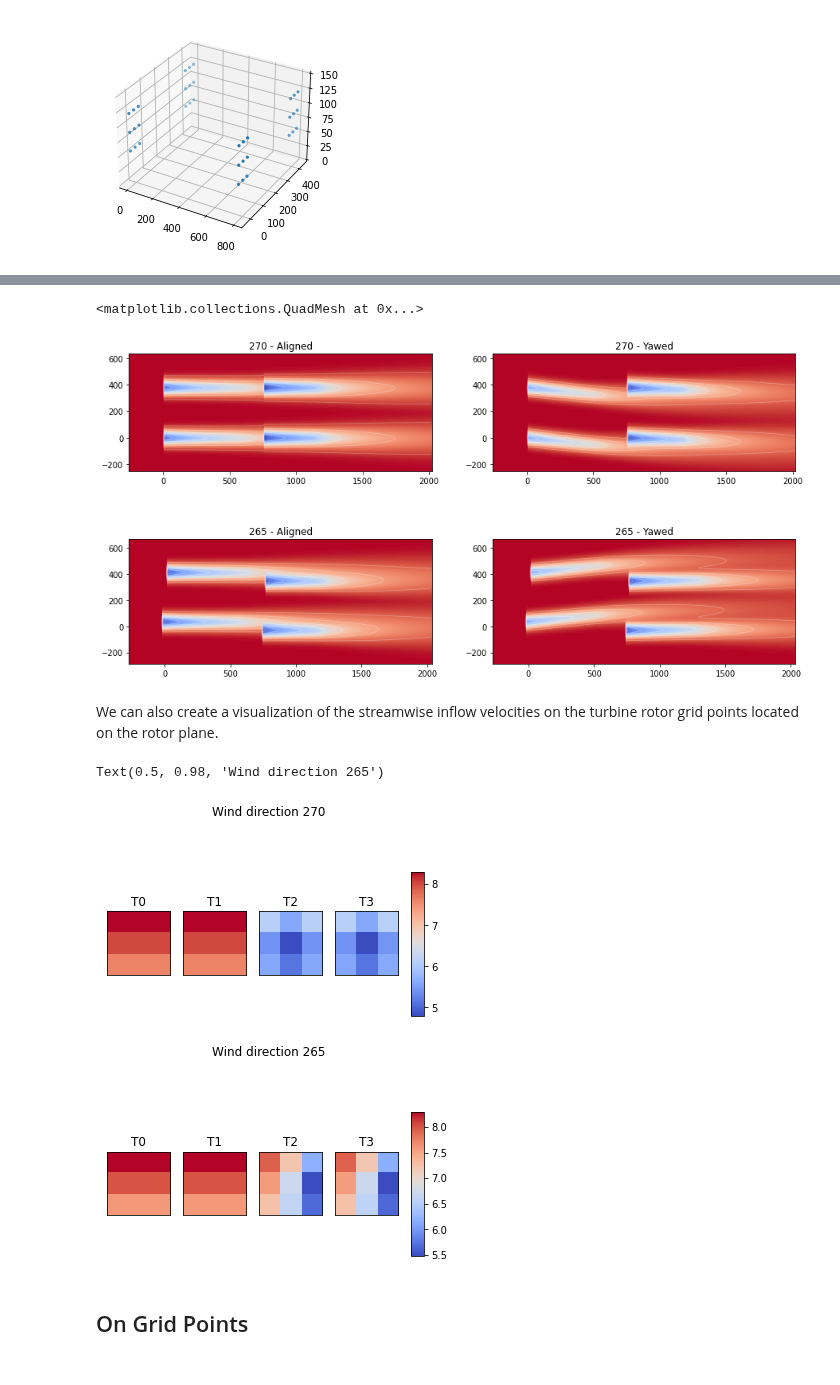
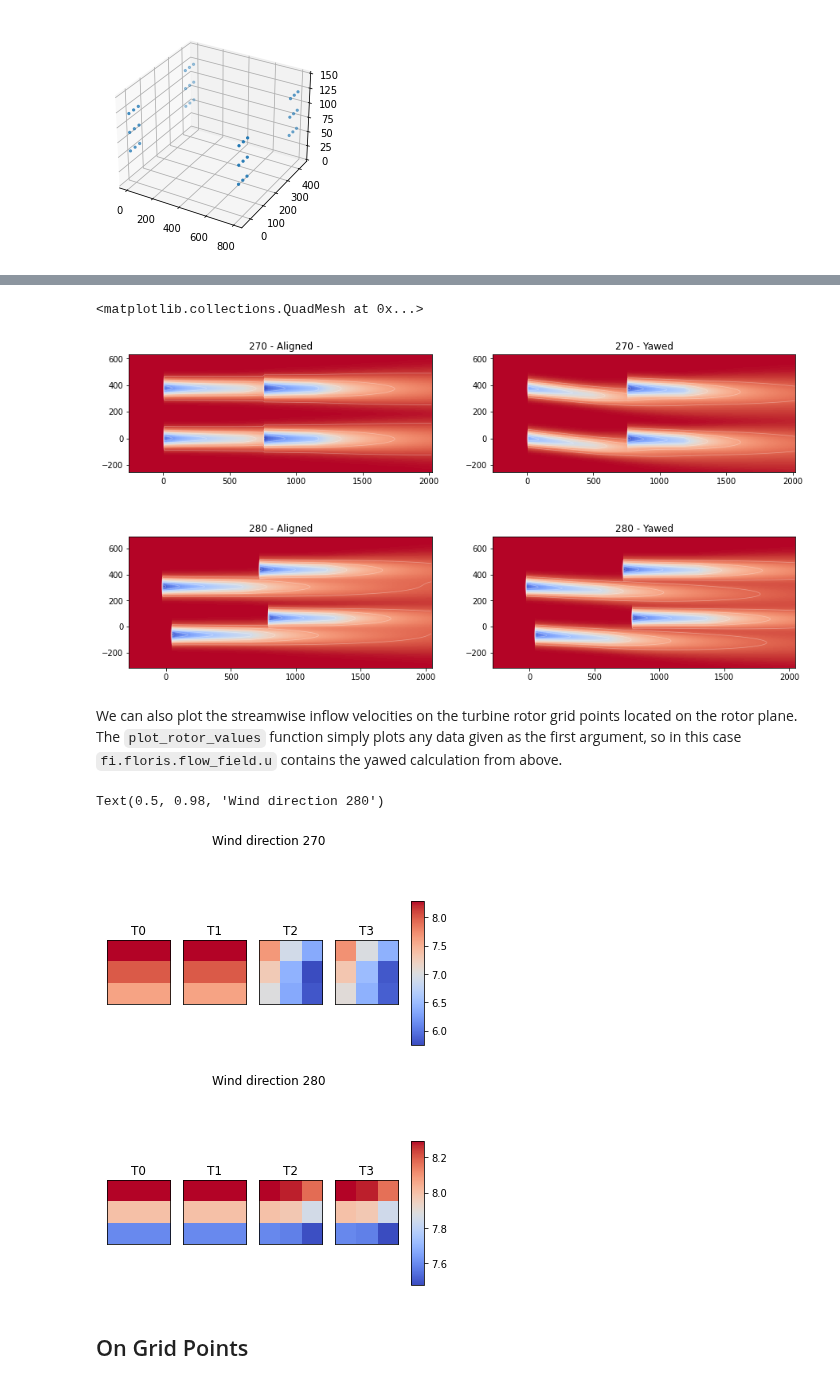
Before and after one commit to NREL/floris, a Jupyter notebook: examples/00_getting_started.ipynb, the cells around one changed output, grey strips where cells are left out. Drawn from its saved outputs; the diff is of its cells as text; code cells hidden in the pictures.

Commit message:
Clarify points in the intro guide

```diff
--- a/examples/00_getting_started.ipynb
+++ b/examples/00_getting_started.ipynb
@@ -271,34 +314,37 @@ from floris.tools.visualization import visualize_cut_plane
 
 fig, axarr = plt.subplots(2, 2, figsize=(15,8))
 
-horizontal_plane = fi.calculate_horizontal_plane( wd=[270] , height=90.0 )
+horizontal_plane = fi.calculate_horizontal_plane( wd=[wind_directions[0]], height=90.0 )
 visualize_cut_plane(horizontal_plane, ax=axarr[0,0], title="270 - Aligned")
 
-horizontal_plane = fi.calculate_horizontal_plane( wd=[270], yaw_angles=yaw_angles[0:1,0:1] , height=90.0 )
+horizontal_plane = fi.calculate_horizontal_plane( wd=[wind_directions[0]], yaw_angles=yaw_angles[0:1,0:1] , height=90.0 )
 visualize_cut_plane(horizontal_plane, ax=axarr[0,1], title="270 - Yawed")
 
-horizontal_plane = fi.calculate_horizontal_plane( wd=[265] , height=90.0 )
-visualize_cut_plane(horizontal_plane, ax=axarr[1,0], title="265 - Aligned")
+horizontal_plane = fi.calculate_horizontal_plane( wd=[wind_directions[1]], height=90.0 )
+visualize_cut_plane(horizontal_plane, ax=axarr[1,0], title="280 - Aligned")
 
-horizontal_plane = fi.calculate_horizontal_plane( wd=[265], yaw_angles=yaw_angles[1:2,0:1] , height=90.0 )
-visualize_cut_plane(horizontal_plane, ax=axarr[1,1], title="265 - Yawed")
+horizontal_plane = fi.calculate_horizontal_plane( wd=[wind_directions[1]], yaw_angles=yaw_angles[1:2,0:1] , height=90.0 )
+visualize_cut_plane(horizontal_plane, ax=axarr[1,1], title="280 - Yawed")
 # %% [output]
 <matplotlib.collections.QuadMesh at 0x...>
-[figure, old version]
+[figure, new version]
 # %% [markdown]
-We can also create a visualization of the streamwise inflow velocities on the turbine rotor grid points located on the rotor plane.
+We can also plot the streamwise inflow velocities on the turbine rotor
+grid points located on the rotor plane. The `plot_rotor_values` function
+simply plots any data given as the first argument, so in this case
+`fi.floris.flow_field.u` contains the yawed calculation from above.
 # %%
 from floris.tools.visualization import plot_rotor_values
 
 fig, _, _ , _ = plot_rotor_values(fi.floris.flow_field.u, wd_index=0, ws_index=0, n_rows=1, n_cols=4, return_fig_objects=True)
 fig.suptitle("Wind direction 270")
 
 fig, _, _ , _ = plot_rotor_values(fi.floris.flow_field.u, wd_index=1, ws_index=0, n_rows=1, n_cols=4, return_fig_objects=True)
-fig.suptitle("Wind direction 265")
+fig.suptitle("Wind direction 280")
 # %% [output]
-Text(0.5, 0.98, 'Wind direction 265')
+Text(0.5, 0.98, 'Wind direction 280')
-[figure, old version]
+[figure, new version]
-[figure, old version]
+[figure, new version]
 # %% [markdown]
 ## On Grid Points
 # %% [markdown]
```
Also changed, not shown: parts of 27 cells of this notebook, 10 other files.
